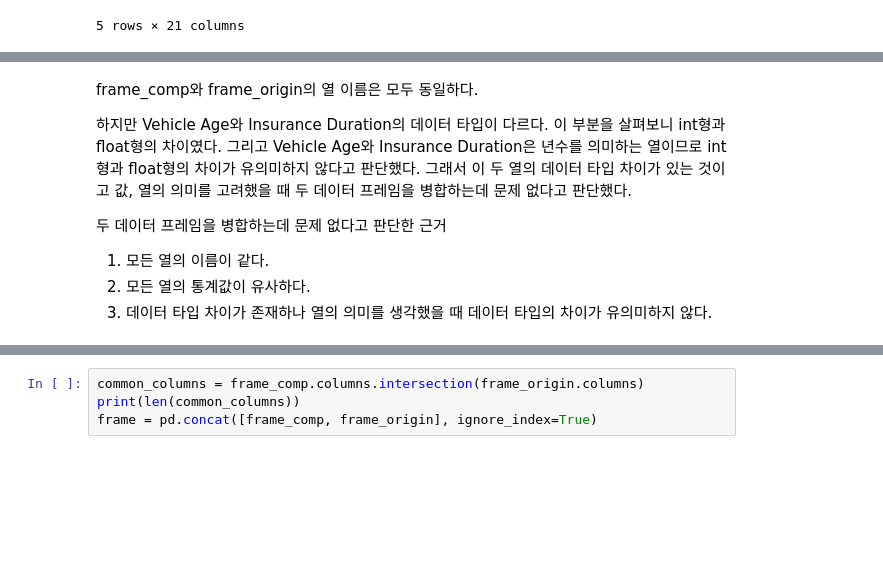
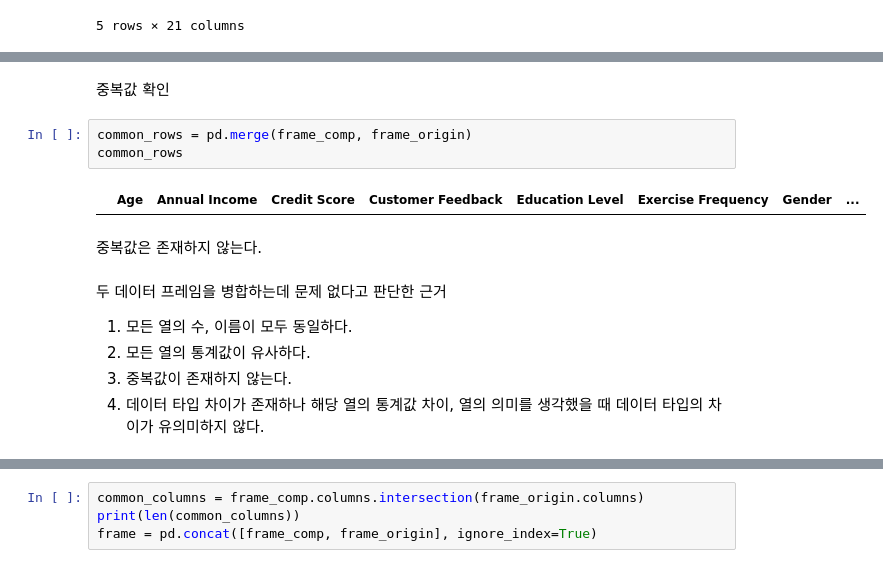
Before and after one commit to hyungijung/Project, a Jupyter notebook: Regression with an Insurance Dataset.ipynb, the cells around one changed output, grey strips where cells are left out. Drawn from its saved outputs; the diff is of its cells as text; blank space fills up the shorter version.

```diff
--- a/Regression with an Insurance Dataset.ipynb
+++ b/Regression with an Insurance Dataset.ipynb
@@ -132,9 +208,15 @@ AttributeError: 'NoneType' object has no attribute 'all'
-# %% [markdown]
-frame_comp와 frame_origin의 열 이름은 모두 동일하다.
-
-하지만 Vehicle Age와 Insurance Duration의 데이터 타입이 다르다. 이 부분을 살펴보니 int형과 float형의 차이였다. 그리고 Vehicle Age와 Insurance Duration은 년수를 의미하는 열이므로 int형과 float형의 차이가 유의미하지 않다고 판단했다. 그래서 이 두 열의 데이터 타입 차이가 있는 것이고 값, 열의 의미를 고려했을 때 두 데이터 프레임을 병합하는데 문제 없다고 판단했다.
-
-두 데이터 프레임을 병합하는데 문제 없다고 판단한 근거
-1. 모든 열의 이름이 같다.
-2. 모든 열의 통계값이 유사하다.
-3. 데이터 타입 차이가 존재하나 열의 의미를 생각했을 때 데이터 타입의 차이가 유의미하지 않다.
+# %% [markdown]
+중복값 확인
+# %%
+common_rows = pd.merge(frame_comp, frame_origin)
+common_rows
+# %% [output]
+|  | Age | Annual Income | Credit Score | Customer Feedback | Education Level | Exercise Frequency | Gender | ... |
+# %% [markdown]
+중복값은 존재하지 않는다.
+# %% [markdown]
+두 데이터 프레임을 병합하는데 문제 없다고 판단한 근거
+1. 모든 열의 수, 이름이 모두 동일하다.
+2. 모든 열의 통계값이 유사하다.
+3. 중복값이 존재하지 않는다.
+3. 데이터 타입 차이가 존재하나 해당 열의 통계값 차이, 열의 의미를 생각했을 때 데이터 타입의 차이가 유의미하지 않다.
```
Also changed, not shown: parts of 40 cells of this notebook.
